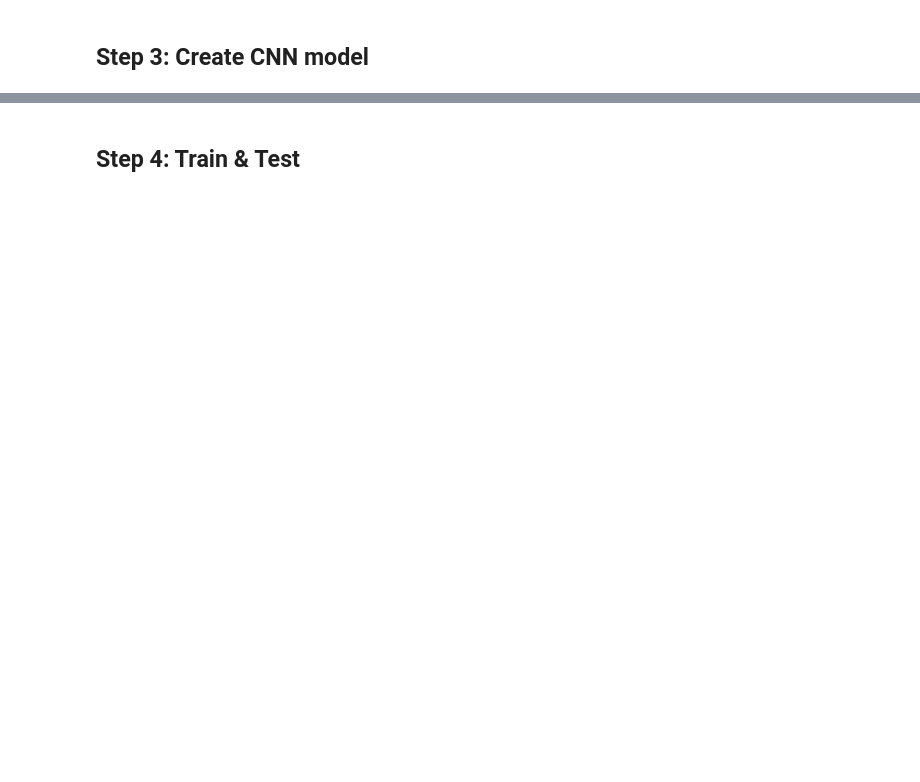
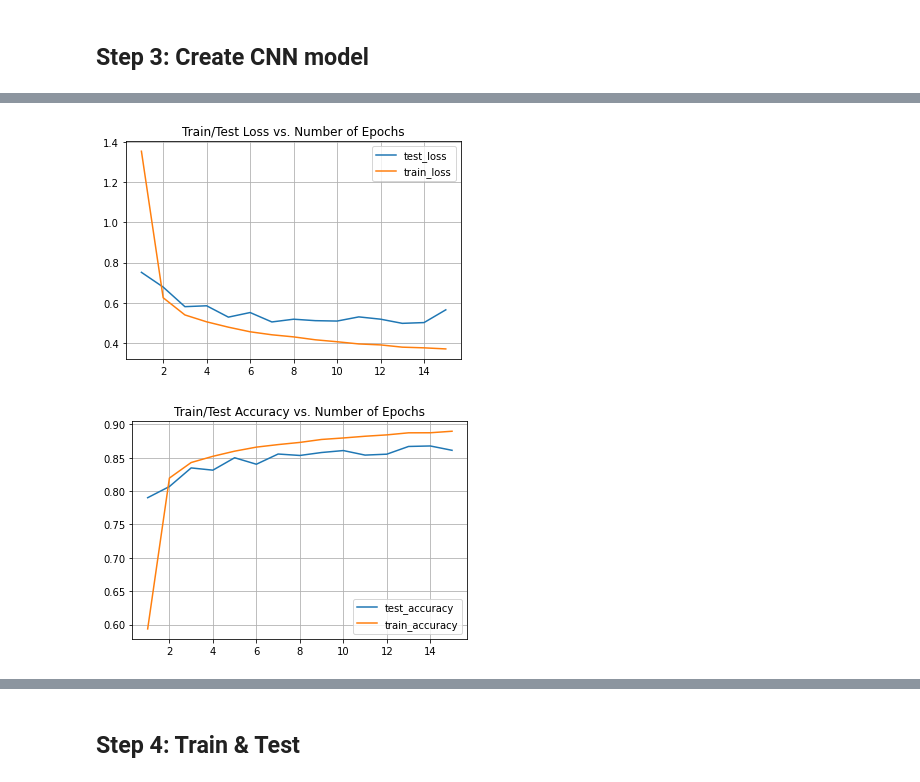
Before and after one commit to FilbertZBW/CNN_SVHN, a Jupyter notebook: CNN.ipynb, the cells around one changed output, grey strips where cells are left out. Saved outputs shown, nothing was run; the diff lists cells and outputs as text; code cells hidden in the pictures; blank space fills up the shorter version.

```diff
--- a/CNN.ipynb
+++ b/CNN.ipynb
@@ -146,3 +35,3 @@ for label_index in range(len(digit_dict['label'])):
 # %%
 # local_path = "../.." <- please change dir here
-local_path = "C:/Users/kaili/OneDrive/Desktop/CS6140 ML/Project Dataset"
+local_path = "C:/Users/kaili/OneDrive/Desktop/CS6140 ML/Project Dataset/"
@@ -309,12 +200,12 @@ def get_labels(data, idx, multiplier=1):
         output += [0] * multiplier if l == 10 else [int(l)]* multiplier
     return output
 
-def create_input(local_path, mode): # <- possible a better function name?
+def create_input(local_path, mode, grayscale): # <- possible a better function name?
     '''
     Return lists of train/test
     '''
-    X, y = [], []
-    data = CropImage(local_path, mode)
+    X, y, image_number = [], [], []
+    data = CropImage(local_path, mode, grayscale)
     dataset_path = local_path + "/" + mode
     total_image_num = len(glob.glob1(dataset_path, "*.png"))
 
@@ -334,10 +225,11 @@ def create_input(local_path, mode): # <- possible a better function name?
 
             X += get_cropped_images(cropped_img_dir_list)
             y += get_labels(data, idx, multiplier)
+            image_number += [idx] * len(cropped_img_dir_list)
 
         except:
             # Failed to crop image
             print("Skipped {}.png, No cropped image output".format(idx + 1))
             continue
 
-    return np.array(X), np.array(y)
+    return np.array(X), np.array(y), np.array(image_number)
@@ -399,0 +236,4 @@ Skipped 12434.png, Number of cropped image is inconsistent with labels
+# %%
+# Create grayscaled train and test datasets
+X_train, y_train, image_train = create_input(local_path, mode="train", grayscale=True)
+X_test, y_test, img_number = create_input(local_path, mode="test", grayscale=True)
@@ -401,0 +365,18 @@ Skipped 12434.png, Number of cropped image is inconsistent with labels
+# %%
+x = list(range(1, 16))
+plt.plot(x, test_loss_list, label="test_loss")
+plt.plot(x, train_loss_list, label="train_loss")
+plt.legend()
+plt.grid()
+plt.title("Train/Test Loss vs. Number of Epochs")
+plt.show()
+
+plt.plot(x, test_accuracy_list, label="test_accuracy")
+plt.plot(x, train_accuracy_list, label="train_accuracy")
+plt.legend()
+plt.grid()
+plt.title("Train/Test Accuracy vs. Number of Epochs")
+plt.show()
+# %% [output]
+[figure, added]
+[figure, added]
```
Also changed, not shown: parts of 52 cells of this notebook.
